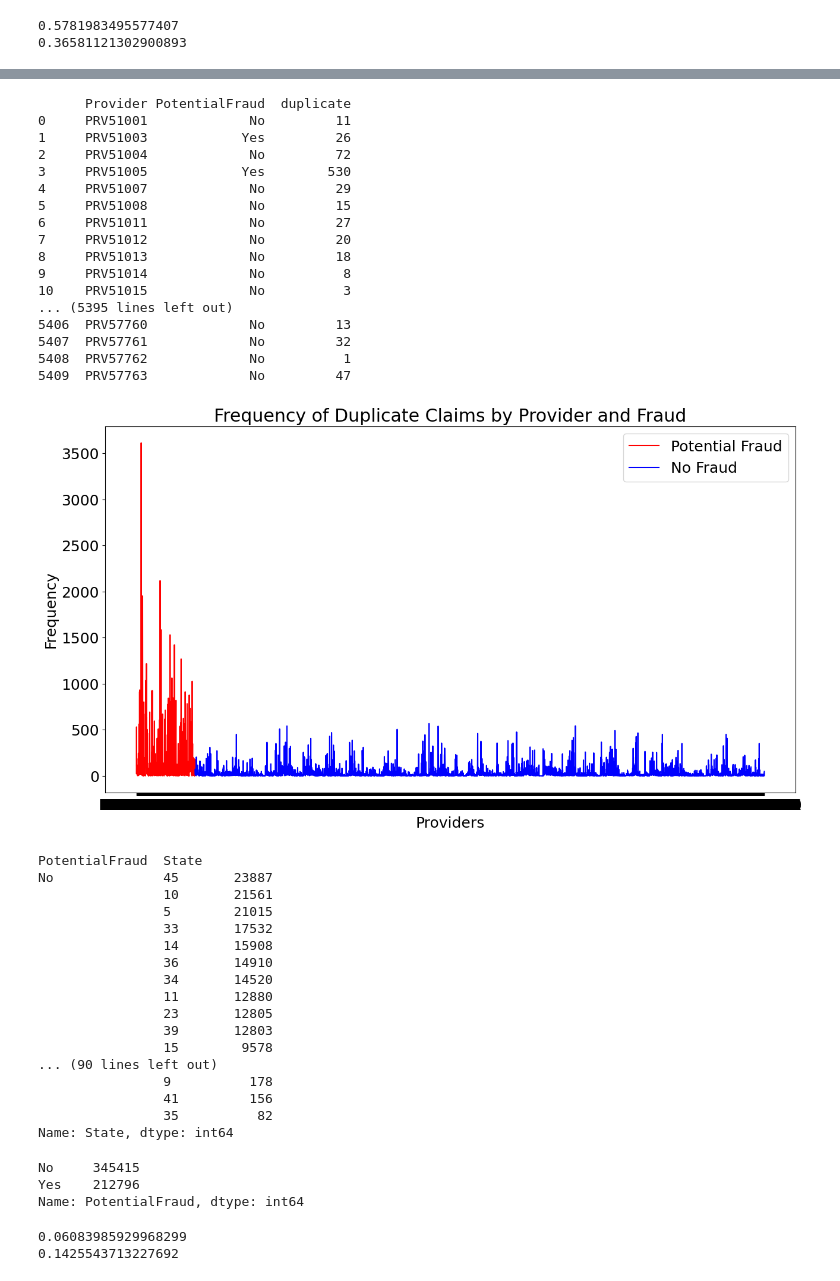
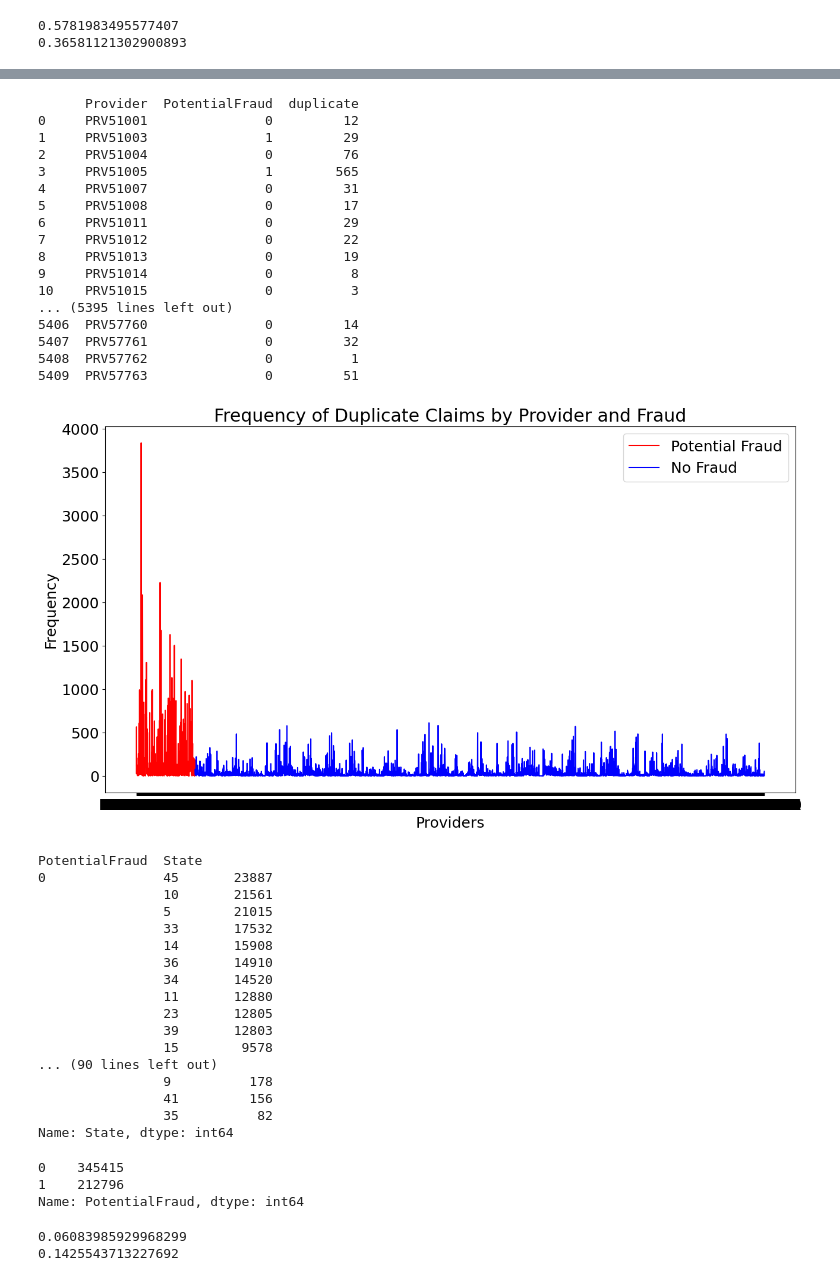
Before and after one commit to kristinteves/Healthcare_Fraud, a Jupyter notebook: Sara/Visualization.ipynb, the cells around one changed output, grey strips where cells are left out. Saved outputs shown, nothing was run; the diff lists cells and outputs as text; code cells hidden in the pictures.

Commit message:
update graphs in Visualization and Logistic_Regression_StateCodes notebooks

```diff
--- a/Sara/Visualization.ipynb
+++ b/Sara/Visualization.ipynb
@@ -31,0 +43,3 @@ df2 = pd.merge(data2, fraud, how="outer", on="Provider")
+# %%
+plt.rcParams.update({'font.size': 15})
+boxplot = boxplot_data.boxplot(by='PotentialFraud', layout=(2, 1), fontsize=12, figsize = (7,7))
@@ -31,0 +48,2 @@ df2 = pd.merge(data2, fraud, how="outer", on="Provider")
+# %%
+df2['PotentialFraud'] = ['Potential Fraud' if x == 1 else "Not Fraud" for x in df2.PotentialFraud]
@@ -179,42 +196,42 @@ data3.head()
 # %%
-ProvDupByFraud = data3.groupby(['Provider','PotentialFraud'])['duplicate'].sum().reset_index()
+ProvDupByFraud = df2.groupby(['Provider','PotentialFraud'])['duplicate'].sum().reset_index()
 ProvDupByFraud
 # %% [output]
-      Provider PotentialFraud  duplicate
-0     PRV51001             No         11
-1     PRV51003            Yes         26
-2     PRV51004             No         72
-3     PRV51005            Yes        530
-4     PRV51007             No         29
-5     PRV51008             No         15
-6     PRV51011             No         27
-7     PRV51012             No         20
-8     PRV51013             No         18
-9     PRV51014             No          8
-10    PRV51015             No          3
+      Provider  PotentialFraud  duplicate
+0     PRV51001               0         12
+1     PRV51003               1         29
+2     PRV51004               0         76
+3     PRV51005               1        565
+4     PRV51007               0         31
+5     PRV51008               0         17
+6     PRV51011               0         29
+7     PRV51012               0         22
+8     PRV51013               0         19
+9     PRV51014               0          8
+10    PRV51015               0          3
 ... (5395 lines left out)
-5406  PRV57760             No         13
-5407  PRV57761             No         32
-5408  PRV57762             No          1
-5409  PRV57763             No         47
+5406  PRV57760               0         14
+5407  PRV57761               0         32
+5408  PRV57762               0          1
+5409  PRV57763               0         51
 # %%
 plt.rcParams.update({'font.size': 18})
 
 plt.figure(figsize=(15,8))
-plt.plot(ProvDupByFraud[ProvDupByFraud['PotentialFraud']=='Yes'].Provider, ProvDupByFraud[ProvDupByFraud['PotentialFraud']=='Yes']['duplicate'], color="r", label='Potential Fraud')
-plt.plot(ProvDupByFraud[ProvDupByFraud['PotentialFraud']=='No'].Provider, ProvDupByFraud[ProvDupByFraud['PotentialFraud']=='No']['duplicate'], color="b", label='No Fraud')
+plt.plot(ProvDupByFraud[ProvDupByFraud['PotentialFraud']==1].Provider, ProvDupByFraud[ProvDupByFraud['PotentialFraud']==1]['duplicate'], color="r", label='Potential Fraud')
+plt.plot(ProvDupByFraud[ProvDupByFraud['PotentialFraud']==0].Provider, ProvDupByFraud[ProvDupByFraud['PotentialFraud']==0]['duplicate'], color="b", label='No Fraud')
 plt.ylabel('Frequency')
 plt.xlabel('Providers')
 plt.title('Frequency of Duplicate Claims by Provider and Fraud')
 plt.legend()
 plt.show() #small group of potential fraud providers represent most of the duplicates
 # %% [output]
-[figure, old version]
+[figure, new version]
 # %%
-data3.groupby('PotentialFraud')['State'].value_counts()
+df.groupby('PotentialFraud')['State'].value_counts()
 # %% [output]
 PotentialFraud  State
-No              45       23887
+0               45       23887
                 10       21561
                 5        21015
                 33       17532
@@ -231,10 +248,10 @@ No              45       23887
                 35          82
 Name: State, dtype: int64
 # %%
-data3.PotentialFraud.value_counts()
+df.PotentialFraud.value_counts()
 # %% [output]
-No     345415
-Yes    212796
+0    345415
+1    212796
 Name: PotentialFraud, dtype: int64
 # %%
 print(21015/345415)
```
Also changed, not shown: parts of 21 cells of this notebook, 1 other file.
